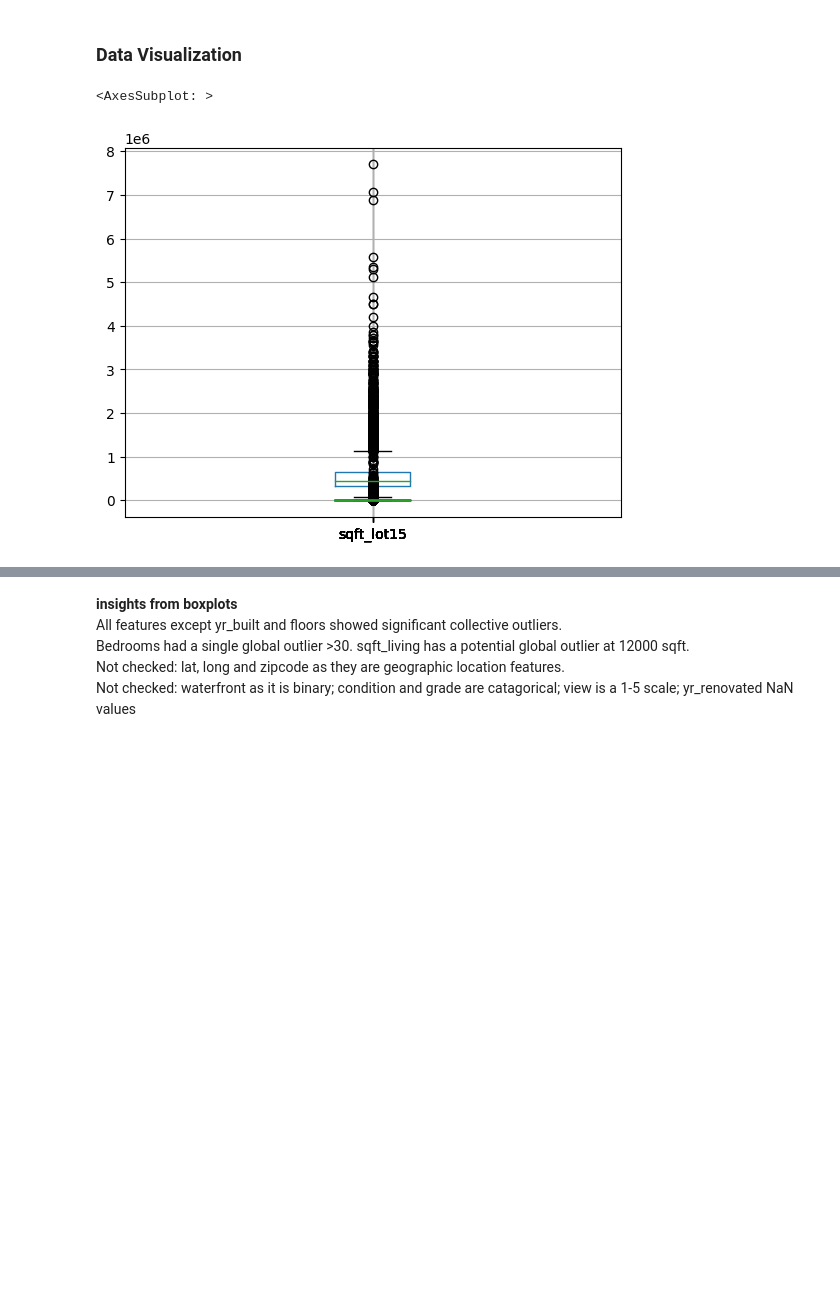
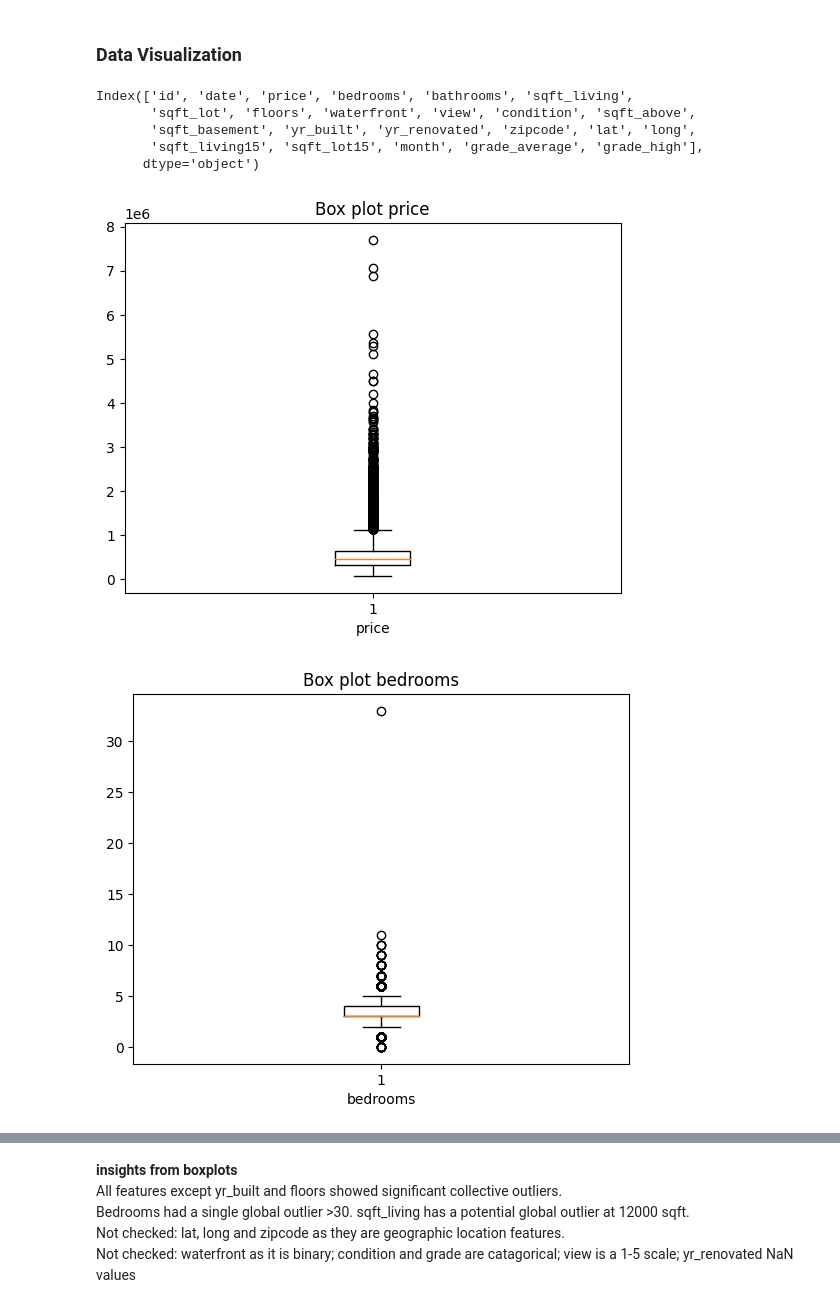
Before and after one commit to laurabrin/KingCountyHouseSales, a Jupyter notebook: KingCountyHouseSales.ipynb, the cells around one changed output, grey strips where cells are left out. Cells and saved outputs as stored; diff of their text form; code cells hidden in the pictures; blank space fills up the shorter version.

```diff
--- a/KingCountyHouseSales.ipynb
+++ b/KingCountyHouseSales.ipynb
@@ -275,18 +275,21 @@ sqft_living15 - The square footage of interior housing living space for the near
 sqft_lot15 - The square footage of the land lots of the nearest 15 neighbors
 # %% [markdown]
 ### Data Visualization
-# %%
-df_clean.boxplot(column="price")
-df_clean.boxplot(column="bedrooms")
-df_clean.boxplot(column="bathrooms")
-df_clean.boxplot(column="sqft_living")
-df_clean.boxplot(column="sqft_lot")
-df_clean.boxplot(column="floors")
-df_clean.boxplot(column="sqft_above")
-df_clean.boxplot(column="sqft_basement")
-df_clean.boxplot(column="yr_built")
-df_clean.boxplot(column="sqft_living15")
-df_clean.boxplot(column="sqft_lot15")
-# %% [output]
-<AxesSubplot: >
-[figure, removed]
+# %%
+df_clean.columns
+# %% [output]
+Index(['id', 'date', 'price', 'bedrooms', 'bathrooms', 'sqft_living',
+       'sqft_lot', 'floors', 'waterfront', 'view', 'condition', 'sqft_above',
+       'sqft_basement', 'yr_built', 'yr_renovated', 'zipcode', 'lat', 'long',
+       'sqft_living15', 'sqft_lot15', 'month', 'grade_average', 'grade_high'],
+      dtype='object')
+# %%
+list_box = ["price", "bedrooms", "bathrooms", "sqft_living", "floors", "sqft_above", "sqft_basement", "yr_built", "sqft_living15", "sqft_lot15"]
+for column_box in list_box:
+    plt.boxplot(df_clean[column_box])
+    plt.xlabel(column_box)
+    plt.title(f"Box plot {column_box}")
+    plt.show()
+# %% [output]
+[figure, added]
+[figure, added]
```
Also changed, not shown: parts of 1 cell of this notebook.
